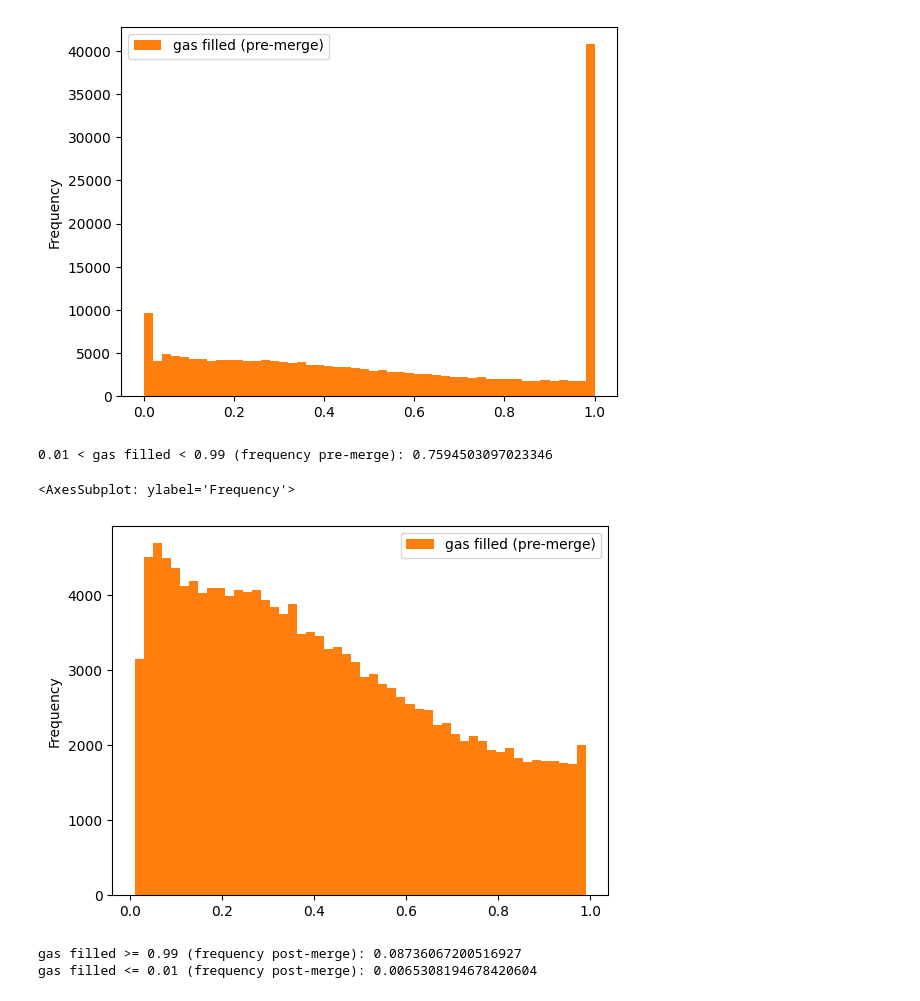
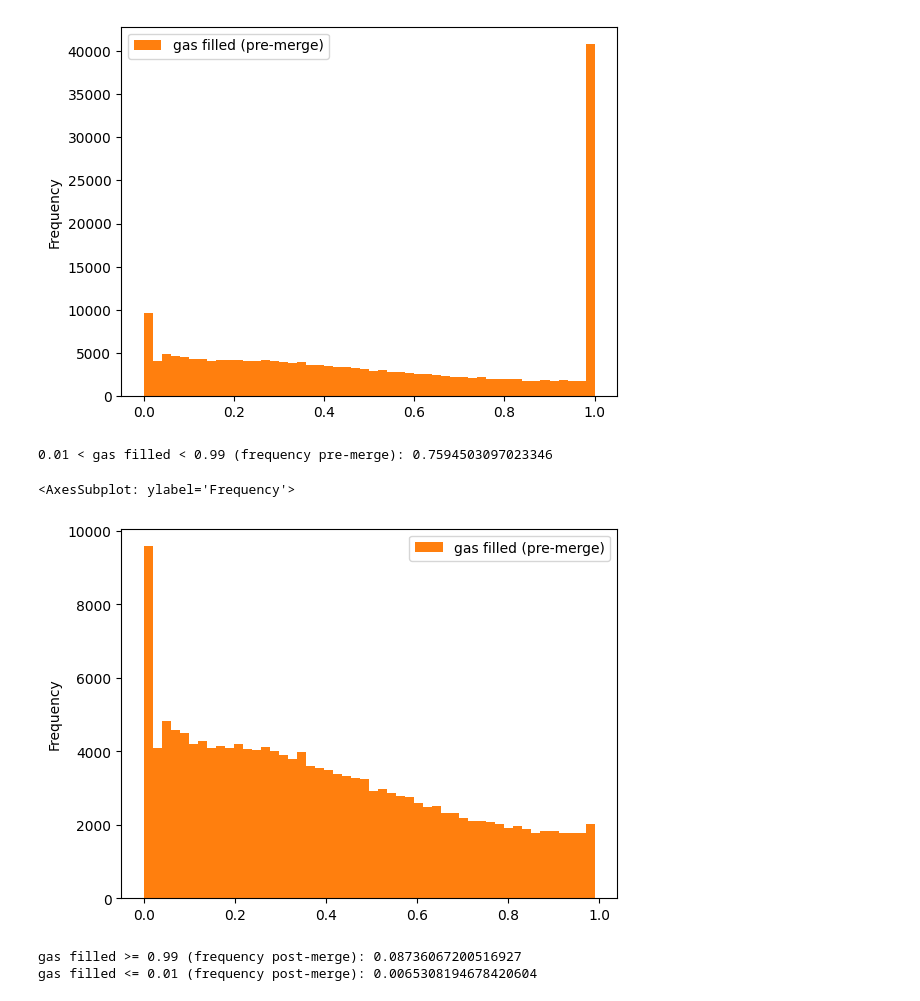
Before and after one commit to fmrmf/merge-challenge, a Jupyter notebook: notebook/blocks.ipynb, the cells around one changed output. Drawn from its saved outputs; the diff is of its cells as text; code cells hidden in the pictures.

Commit message:
add prob plots for blocks nb, fix filter for pre-merge data

```diff
--- a/notebook/blocks.ipynb
+++ b/notebook/blocks.ipynb
@@ -326,14 +358,14 @@ gas filled <= 0.01 (frequency pre-merge): 0.041663114075783034
 # %%
 # plot distribution of gas limit utilization
 #  ... pre merge
 #  ... somewhat close to uniform (with a bit of dropoff; maybe chi squared / Levy?) for gas utilization in between 0 and 1
 #  ... ~ 76% of time pre-merge, block is partially filled
 print('0.01 < gas filled < 0.99 (frequency pre-merge):', qb[(qb['number'] < merge_block_number) & (qb['gas_filled'] > 0.01) & (qb['gas_filled'] < 0.99)]['gas_filled'].count() / qb[(qb['number'] < merge_block_number)]['gas_filled'].count())
-qb[(qb['number'] < merge_block_number) & (qb['gas_filled'] < 0.99) & (qb['gas_filled'] > 0.01)].plot(y='gas_filled', kind='hist', bins=50, label='gas filled (pre-merge)', color='C1')
+qb[(qb['number'] < merge_block_number) & (qb['gas_filled'] < 0.99)].plot(y='gas_filled', kind='hist', bins=50, label='gas filled (pre-merge)', color='C1')
 # %% [output]
 0.01 < gas filled < 0.99 (frequency pre-merge): 0.7594503097023346
 <AxesSubplot: ylabel='Frequency'>
-[figure, old version]
+[figure, new version]
 # %%
 # plot distribution of gas limit utilization
 #  ... post merge
```
Also changed, not shown: parts of 25 cells of this notebook, 1 other file.
